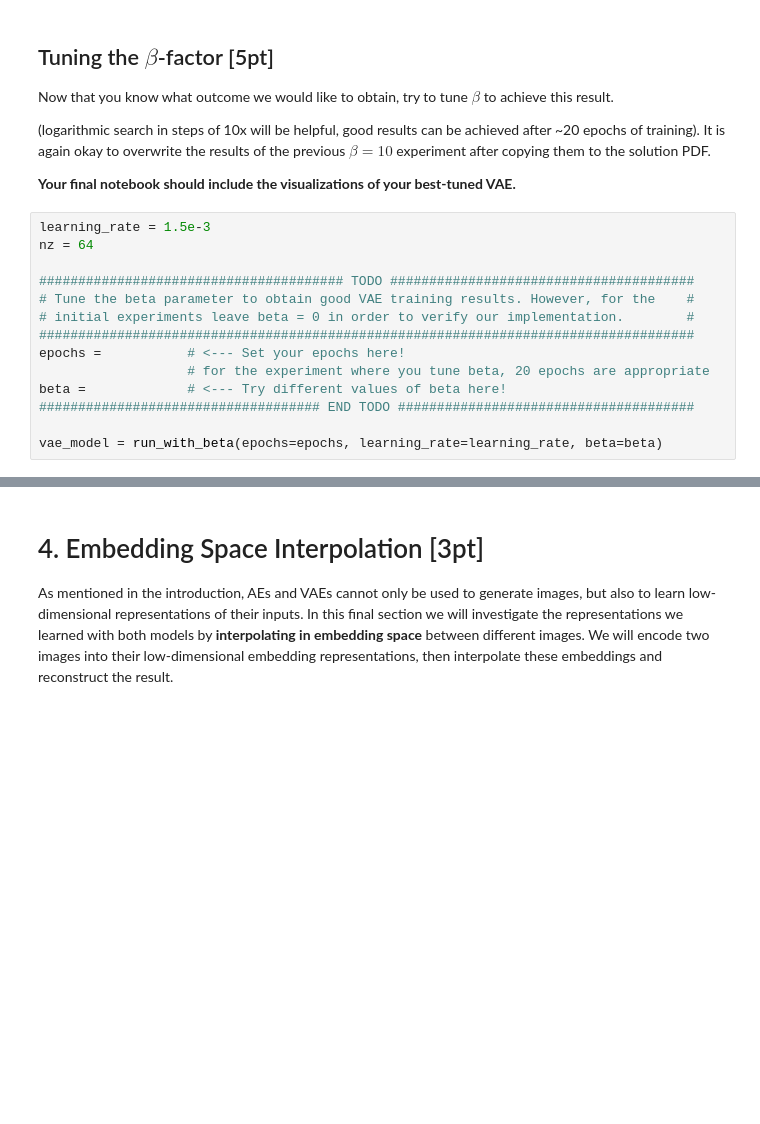
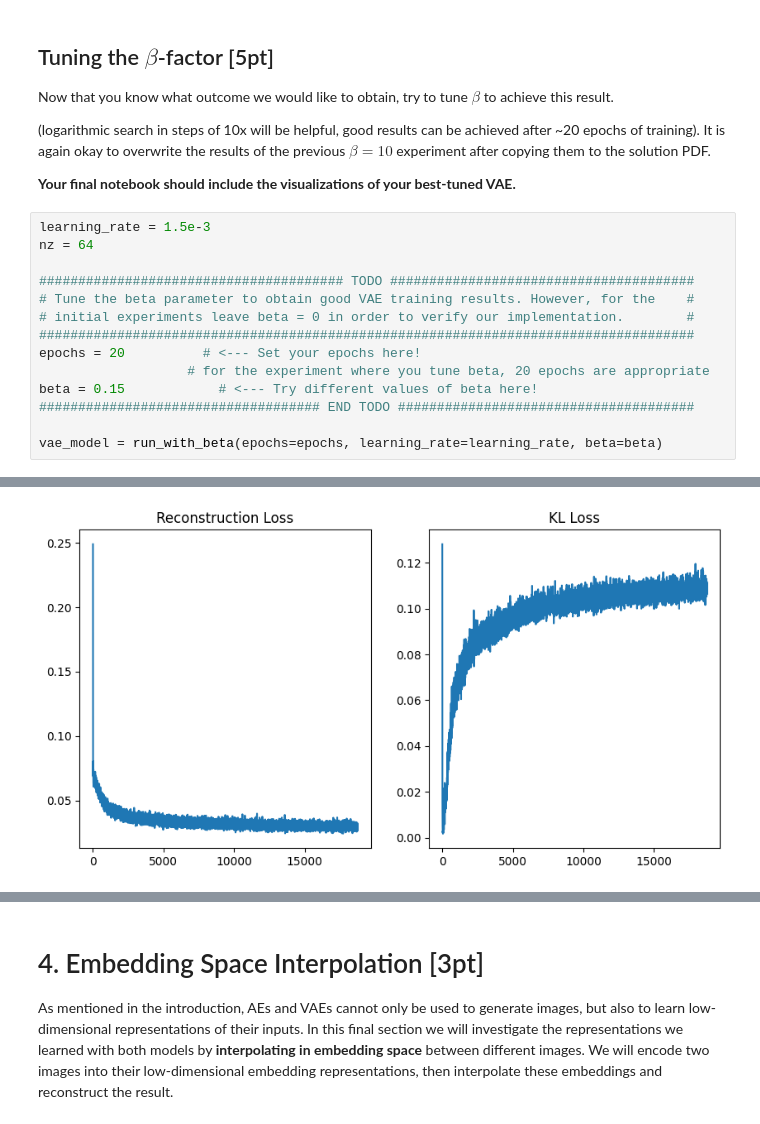
Before and after one commit to jmoon98/CSCI566_Assignment2, a Jupyter notebook: CSCI566_Assignment2_problem_1_VAE.ipynb, the cells around one changed output, grey strips where cells are left out. Drawn from its saved outputs; the diff is of its cells as text; blank space fills up the shorter version.

```diff
--- a/CSCI566_Assignment2_problem_1_VAE.ipynb
+++ b/CSCI566_Assignment2_problem_1_VAE.ipynb
@@ -549,9 +671,10 @@ nz = 64
 # Tune the beta parameter to obtain good VAE training results. However, for the    #
 # initial experiments leave beta = 0 in order to verify our implementation.        #
 ####################################################################################
-epochs =           # <--- Set your epochs here!
+epochs = 20          # <--- Set your epochs here!
                    # for the experiment where you tune beta, 20 epochs are appropriate
-beta =             # <--- Try different values of beta here!
+beta = 0.15            # <--- Try different values of beta here!
 #################################### END TODO ######################################
 
 vae_model = run_with_beta(epochs=epochs, learning_rate=learning_rate, beta=beta)
+# %% [output]
@@ -558,3 +698,4 @@ vae_model = run_with_beta(epochs=epochs, learning_rate=learning_rate, beta=beta)
+[figure, added]
 # %%
 # visualize VAE reconstructions and samples from the generative model
 vis_reconstruction(vae_model)
```
Also changed, not shown: parts of 19 cells of this notebook, 3 other files.
